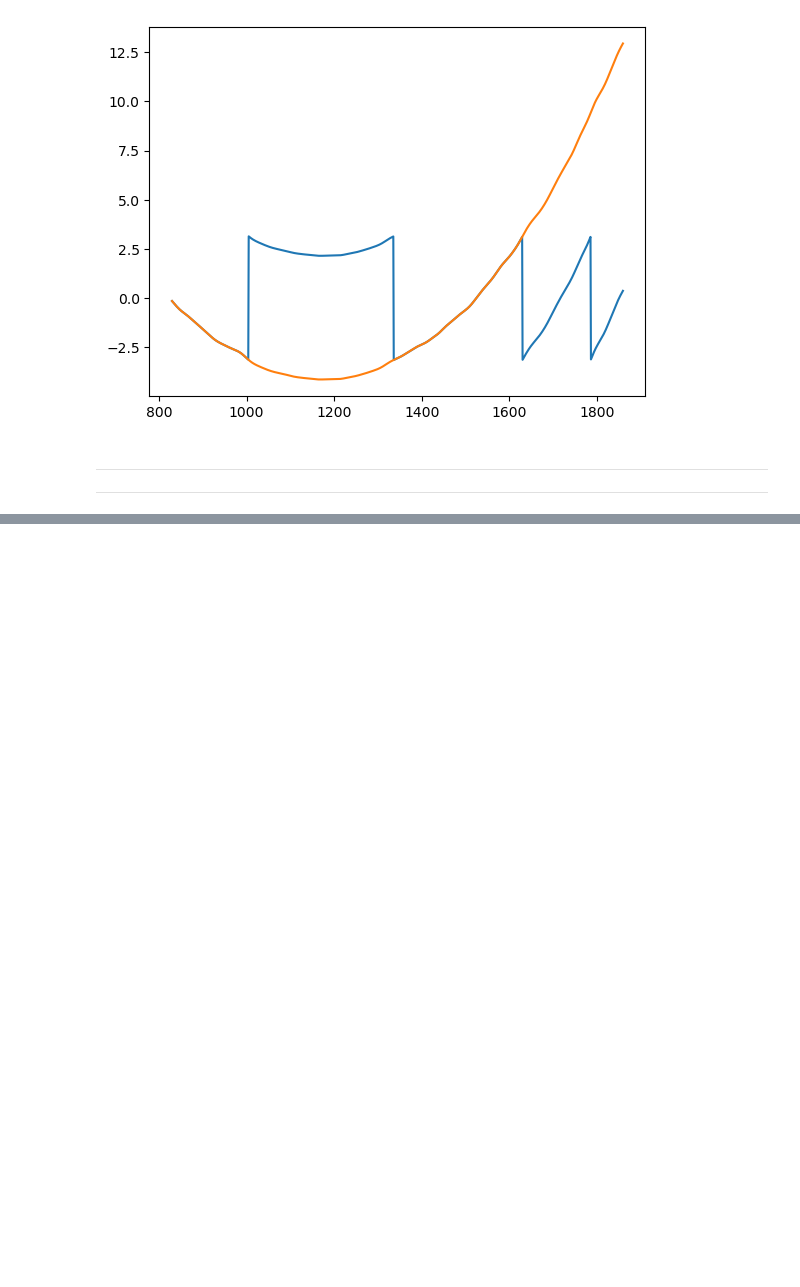
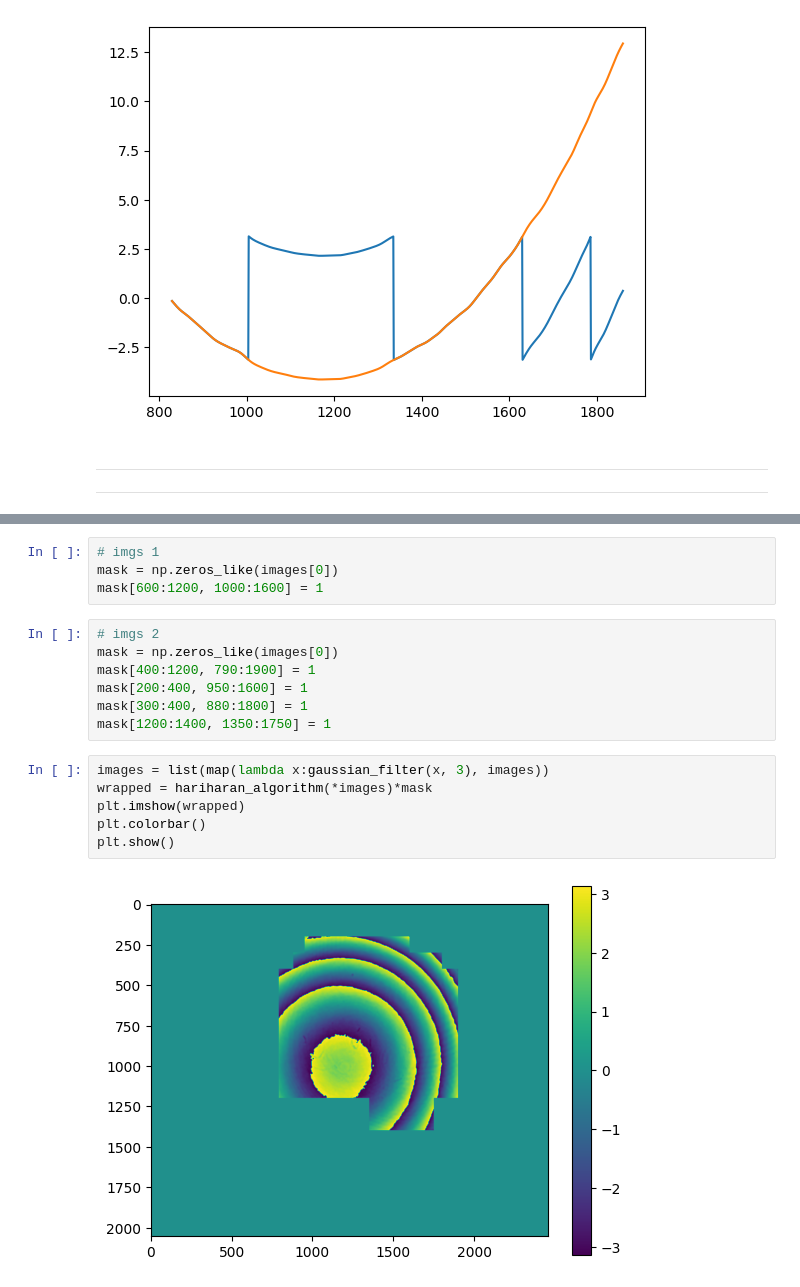
Before and after one commit to IOGS-LEnsE-ressources/camera-gui, a Jupyter notebook: applis/Zygo-labwork/_test/unwrapping.ipynb, the cells around one changed output, grey strips where cells are left out. Saved outputs shown, nothing was run; the diff lists cells and outputs as text; blank space fills up the shorter version.

```diff
--- a/applis/Zygo-labwork/_test/unwrapping.ipynb
+++ b/applis/Zygo-labwork/_test/unwrapping.ipynb
@@ -456,0 +515,19 @@ plt.plot(unwrap1D(phase,axis=1)[1100,:])
+# %%
+# imgs 1
+mask = np.zeros_like(images[0])
+mask[600:1200, 1000:1600] = 1
+# %%
+# imgs 2
+mask = np.zeros_like(images[0])
+mask[400:1200, 790:1900] = 1
+mask[200:400, 950:1600] = 1
+mask[300:400, 880:1800] = 1
+mask[1200:1400, 1350:1750] = 1
+# %%
+images = list(map(lambda x:gaussian_filter(x, 3), images))
+wrapped = hariharan_algorithm(*images)*mask
+plt.imshow(wrapped)
+plt.colorbar()
+plt.show()
+# %% [output]
+[figure, added]
```
Also changed, not shown: parts of 2 cells of this notebook.
